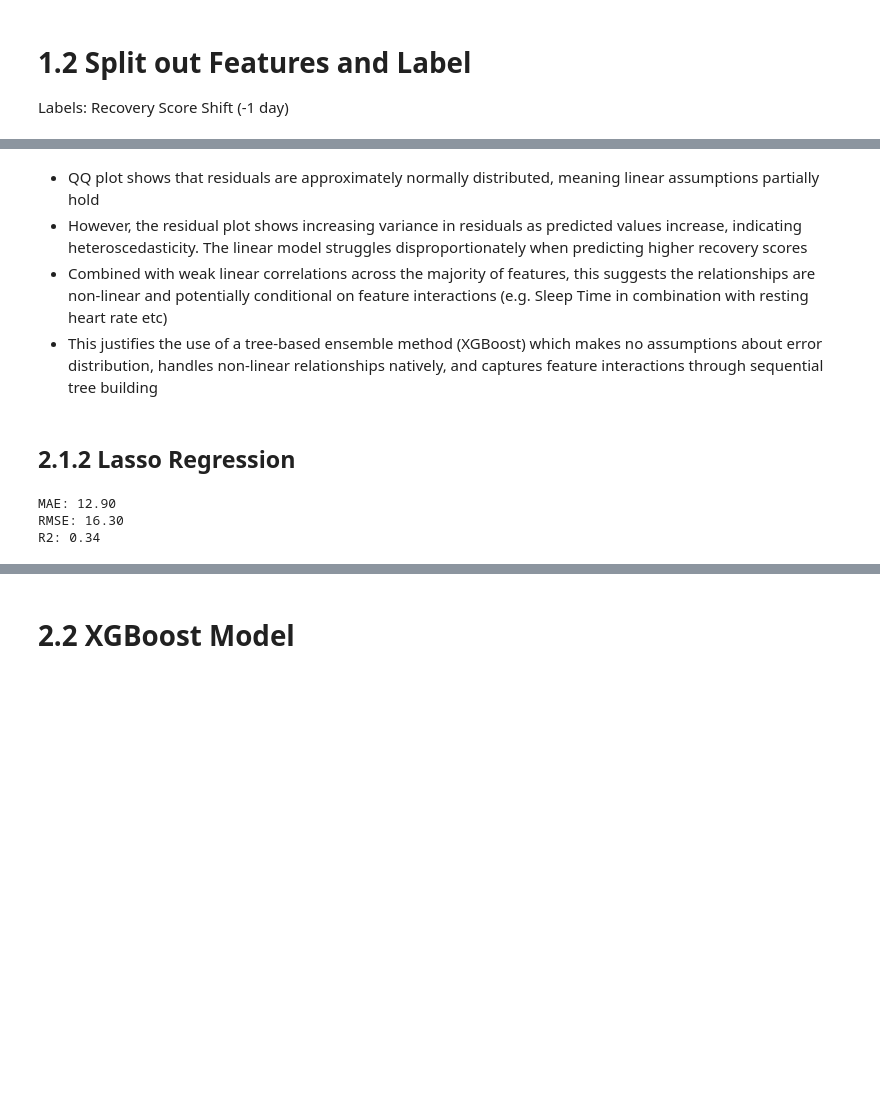
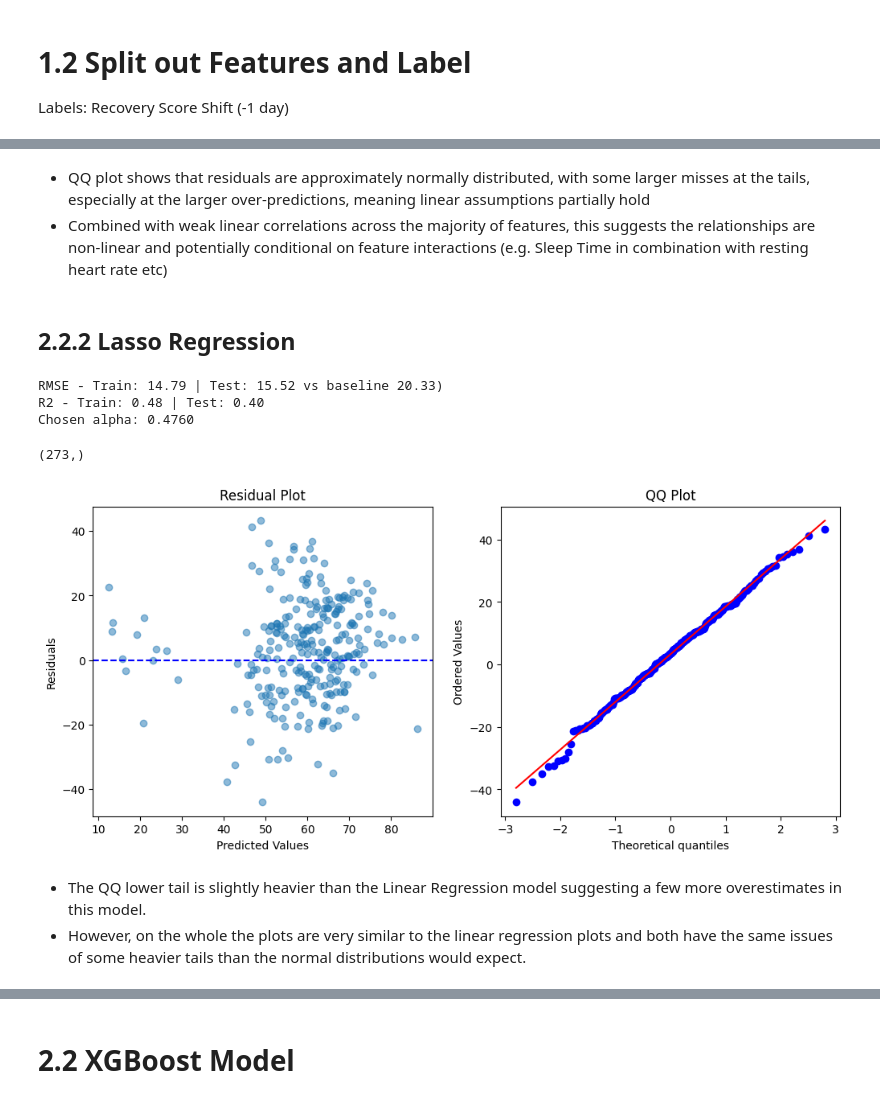
Before and after one commit to JordanPickles/whoop-recovery-predictor, a Jupyter notebook: notebooks/03_model_training.ipynb, the cells around one changed output, grey strips where cells are left out. Drawn from its saved outputs; the diff is of its cells as text; code cells hidden in the pictures; blank space fills up the shorter version.

```diff
--- a/notebooks/03_model_training.ipynb
+++ b/notebooks/03_model_training.ipynb
@@ -99,27 +137,54 @@ plt.show()
 # %% [markdown]
-- QQ plot shows that residuals are approximately normally distributed, meaning linear assumptions partially hold
-- However, the residual plot shows increasing variance in residuals as predicted values increase, indicating heteroscedasticity. The linear model struggles disproportionately when predicting higher recovery scores
+- QQ plot shows that residuals are approximately normally distributed, with some larger misses at the tails, especially at the larger over-predictions, meaning linear assumptions partially hold
 - Combined with weak linear correlations across the majority of features, this suggests the relationships are non-linear and potentially conditional on feature interactions (e.g. Sleep Time in combination with resting heart rate etc)
-- This justifies the use of a tree-based ensemble method (XGBoost) which makes no assumptions about error distribution, handles non-linear relationships natively, and captures feature interactions through sequential tree building
 # %% [markdown]
-## 2.1.2 Lasso Regression
+## 2.2.2 Lasso Regression
 # %%
-from sklearn.linear_model import Lasso
+from sklearn.linear_model import LassoCV
 from sklearn.preprocessing import StandardScaler
 from sklearn.pipeline import Pipeline
+from sklearn.model_selection import TimeSeriesSplit
+
+tscv = TimeSeriesSplit(n_splits=5, gap=7)
 
 lasso = Pipeline([
-    ('scaler', StandardScaler()),
-    ('model', Lasso(alpha=0.1))
+    ('impute', SimpleImputer(strategy='median')),
+    ('scale',  StandardScaler()),
+    ('model',  LassoCV(cv=tscv, random_state=42)),
 ])
+lasso.fit(X_train, y_train)
 
-lasso.fit(X_train, y_train)
-y_pred_lasso = lasso.predict(X_test)
+y_train_pred_lasso = lasso.predict(X_train)
+y_test_pred_lasso = lasso.predict(X_test)
 
-print(f"MAE: {mean_absolute_error(y_test, y_pred_lasso):.2f}")
-print(f"RMSE: {np.sqrt(mean_squared_error(y_test, y_pred_lasso)):.2f}")
-print(f"R2: {r2_score(y_test, y_pred_lasso):.2f}")
+print(f"RMSE - Train: {root_mean_squared_error(y_train, y_train_pred_lasso):.2f} | Test: {root_mean_squared_error(y_test, y_test_pred_lasso):.2f} vs baseline 20.33)")
+print(f"R2 - Train: {r2_score(y_train, y_train_pred_lasso):.2f} | Test: {r2_score(y_test, y_pred_lasso):.2f}")
+print(f"Chosen alpha: {lasso.named_steps['model'].alpha_:.4f}")
 # %% [output]
-MAE: 12.90
-RMSE: 16.30
-R2: 0.34
+RMSE - Train: 14.79 | Test: 15.52 vs baseline 20.33)
+R2 - Train: 0.48 | Test: 0.40
+Chosen alpha: 0.4760
+# %%
+print(np.array(y_test).shape)
+residuals = np.subtract(np.array(y_test), y_test_pred_lasso).astype(float).flatten() # difference between actual and predicted
+
+fig, (ax1, ax2) = plt.subplots(1,2, figsize=(12,5))
+ax1.scatter(y_test_pred_lasso, residuals, alpha=0.5)
+ax1.axhline(y=0, color='b', linestyle='--')
+ax1.set_xlabel('Predicted Values')
+ax1.set_ylabel('Residuals')
+ax1.set_title('Residual Plot')
+
+# QQ plot
+stats.probplot(residuals, plot=ax2)
+ax2.set_title('QQ Plot')
+
+
+
+plt.show()
+# %% [output]
+(273,)
+[figure, added]
+# %% [markdown]
+- The QQ lower tail is slightly heavier than the Linear Regression model suggesting a few more overestimates in this model.
+- However, on the whole the plots are very similar to the linear regression plots and both have the same issues of some heavier tails than the normal distributions would expect.
```
Also changed, not shown: parts of 26 cells of this notebook, 9 other files.
